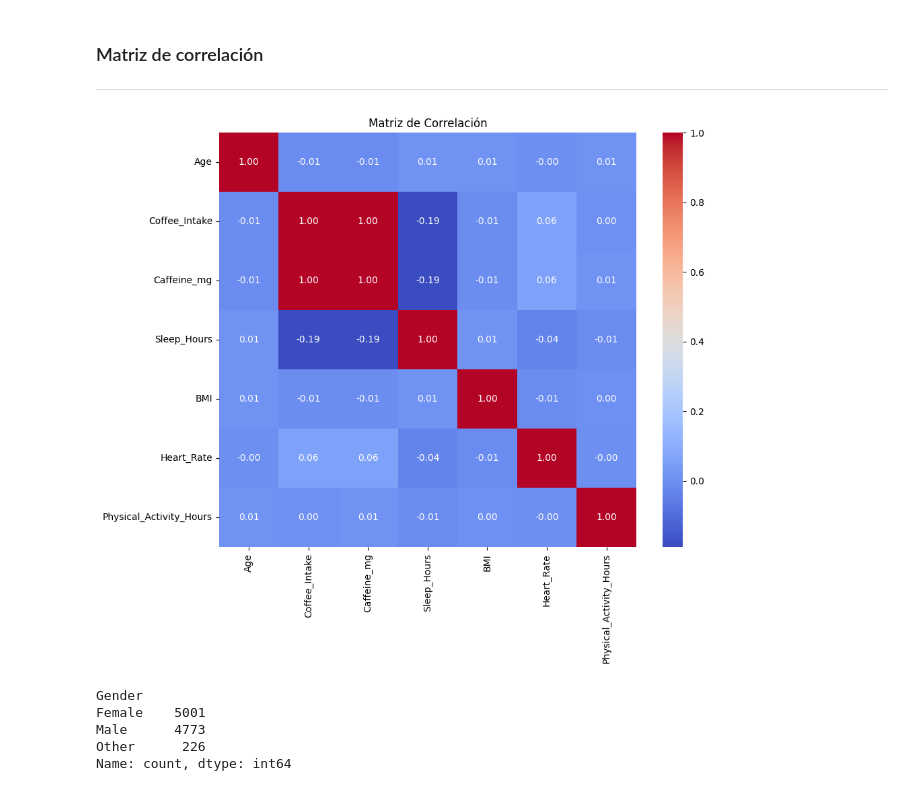
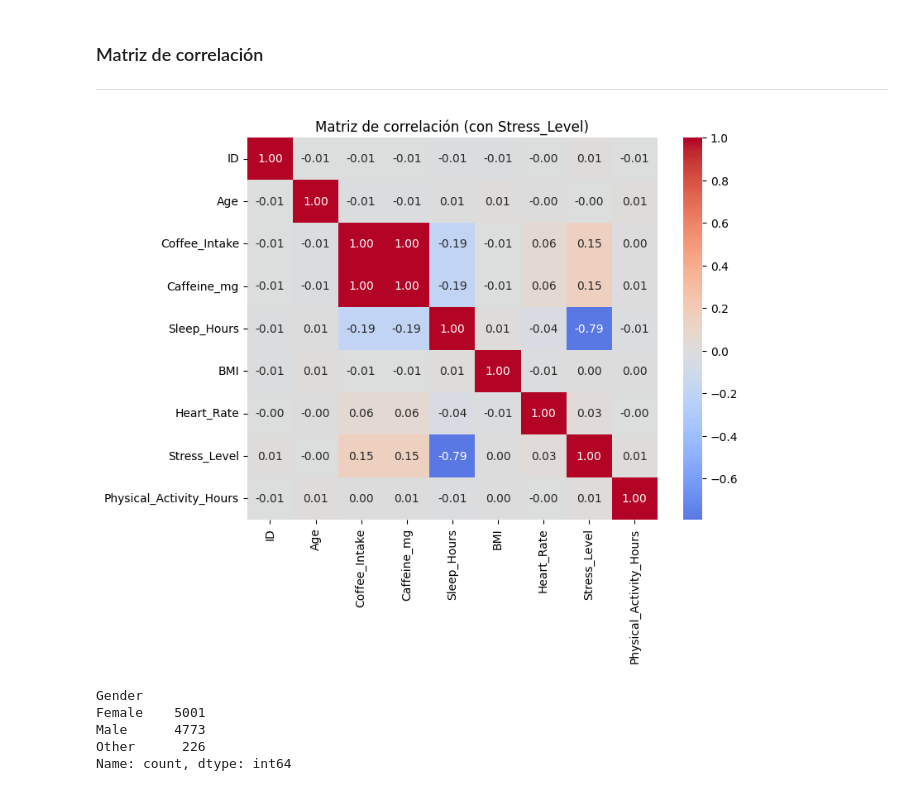
Before and after one commit to sarahbltn/project1-pcd, a Jupyter notebook: notebooks/01_eda_inicial.ipynb, the cells around one changed output. Drawn from its saved outputs; the diff is of its cells as text; code cells hidden in the pictures.

```diff
--- a/notebooks/01_eda_inicial.ipynb
+++ b/notebooks/01_eda_inicial.ipynb
@@ -296,15 +288,18 @@ Con estas gráficas podemos confirmar y mostrar de manera más visible los valor
 # %% [markdown]
 ### Matriz de correlación
 ---
-# %%
-# Matriz de correlación
-plt.figure(figsize=(10, 8))
-correlation_matrix = df[col_numericas].corr()
-sns.heatmap(correlation_matrix, annot=True, cmap='coolwarm', fmt=".2f")
-plt.title('Matriz de Correlación')
-plt.show()
-# %% [output]
-[figure, removed]
+# %%
+df['Stress_Level'] = df['Stress_Level'].map({'Low': 0, 'Medium': 1, 'High': 2})
+df['Stress_Level'] = df['Stress_Level'].astype(float)
+
+# Calcular matriz de correlación completa
+corr_matrix = df.corr(numeric_only=True)
+plt.figure(figsize=(8, 6))
+sns.heatmap(corr_matrix, cmap='coolwarm', center=0, annot=True, fmt=".2f")
+plt.title("Matriz de correlación (con Stress_Level)")
+plt.show()
+# %% [output]
+[figure, added]
 # %%
 df['Gender'].value_counts()
 # %% [output]
```
Also changed, not shown: parts of 3 cells of this notebook, 4 other files.
